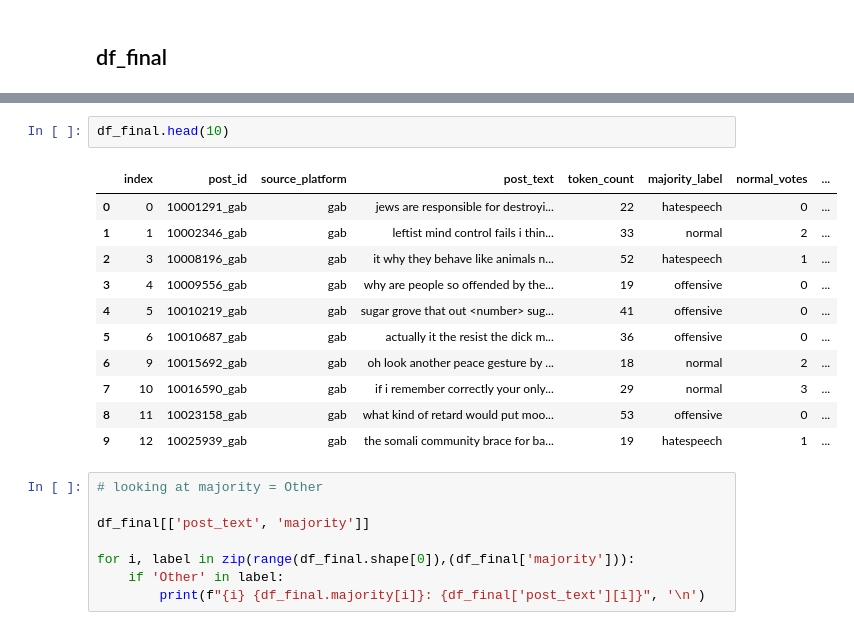
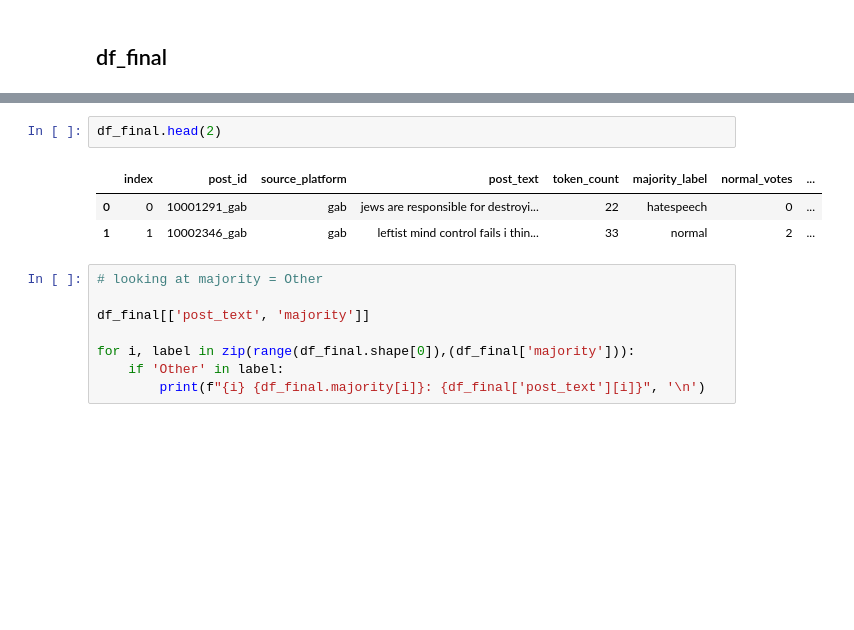
Before and after one commit to arielktran/HateSpeech, a Jupyter notebook: CSS206_project1_Ariel.ipynb, the cells around one changed output, grey strips where cells are left out. Drawn from its saved outputs; the diff is of its cells as text; blank space fills up the shorter version.

```diff
--- a/CSS206_project1_Ariel.ipynb
+++ b/CSS206_project1_Ariel.ipynb
@@ -393,17 +378,9 @@ df_final = pd.concat([df_full, df_all_targets['majority']], axis=1)
 # %%
-df_final.head(10)
+df_final.head(2)
 # %% [output]
 |  | index | post_id | source_platform | post_text | token_count | majority_label | normal_votes | ... |
 | 0 | 0 | 10001291_gab | gab | jews are responsible for destroyi... | 22 | hatespeech | 0 | ... |
 | 1 | 1 | 10002346_gab | gab | leftist mind control fails i thin... | 33 | normal | 2 | ... |
-| 2 | 3 | 10008196_gab | gab | it why they behave like animals n... | 52 | hatespeech | 1 | ... |
-| 3 | 4 | 10009556_gab | gab | why are people so offended by the... | 19 | offensive | 0 | ... |
-| 4 | 5 | 10010219_gab | gab | sugar grove that out <number> sug... | 41 | offensive | 0 | ... |
-| 5 | 6 | 10010687_gab | gab | actually it the resist the dick m... | 36 | offensive | 0 | ... |
-| 6 | 9 | 10015692_gab | gab | oh look another peace gesture by ... | 18 | normal | 2 | ... |
-| 7 | 10 | 10016590_gab | gab | if i remember correctly your only... | 29 | normal | 3 | ... |
-| 8 | 11 | 10023158_gab | gab | what kind of retard would put moo... | 53 | offensive | 0 | ... |
-| 9 | 12 | 10025939_gab | gab | the somali community brace for ba... | 19 | hatespeech | 1 | ... |
 # %%
 # looking at majority = Other
 
```
Also changed, not shown: parts of 13 cells of this notebook.
